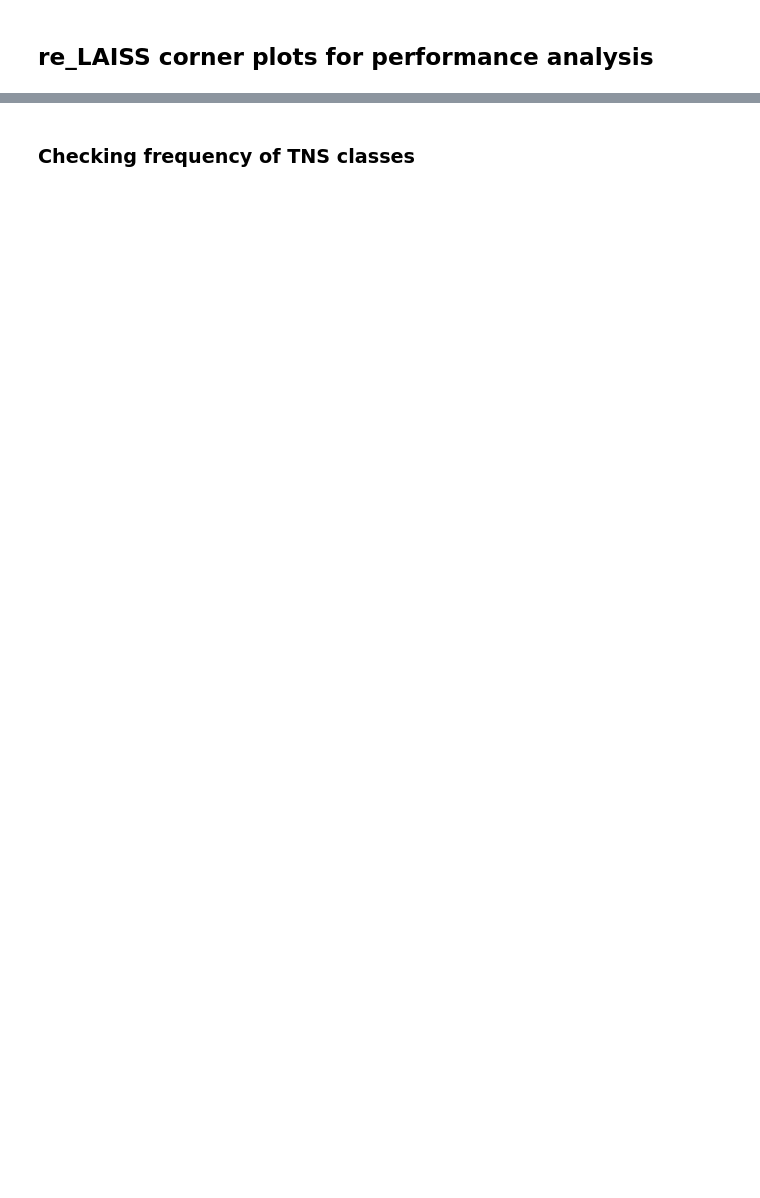
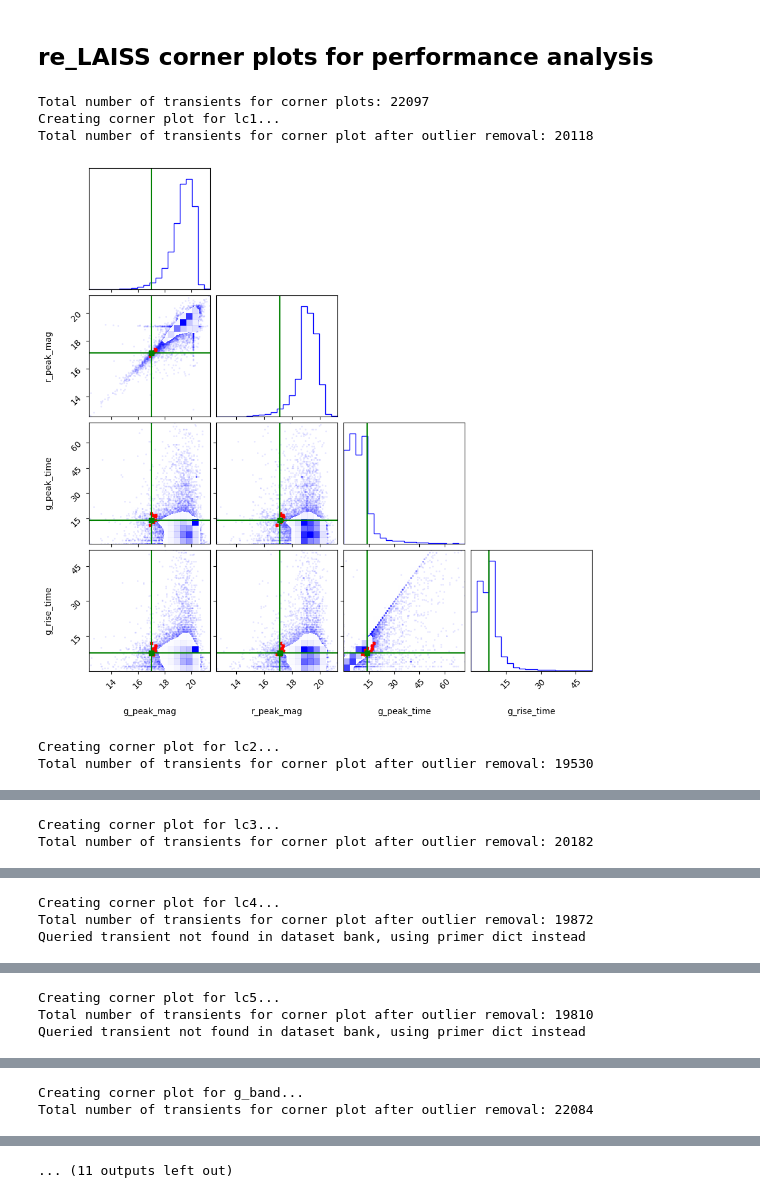
Before and after one commit to evan-reynolds/laiss_timedomainanomalies, a Jupyter notebook: notebooks/re_LAISS.ipynb, the cells around one changed output, grey strips where cells are left out. Cells and saved outputs as stored; diff of their text form; code cells hidden in the pictures; blank space fills up the shorter version.

```diff
--- a/notebooks/re_LAISS.ipynb
+++ b/notebooks/re_LAISS.ipynb
@@ -164,7 +158,7 @@ re_laiss_features_dict = {
 
 neighbor_ztfids = [link.split("/")[-1] for link in neighbors_df["ztf_link"]]
 
-dataset_bank_df = pd.read_csv('../data/test_final_df_bank_re_laiss.csv')[['ztf_object_id'] + lc_feature_names + host_feature_names]
+dataset_bank_df = pd.read_csv('../data/large_final_df_bank_new_lc_feats.csv')[['ztf_object_id'] + lc_feature_names + host_feature_names]
 print("Total number of transients for corner plots:", dataset_bank_df.shape[0])
 
 for batch_name, features in re_laiss_features_dict.items():
@@ -219,30 +213,37 @@ for batch_name, features in re_laiss_features_dict.items():
         queried_features_arr = queried_features.values[0]
     except:
         print("Queried transient not found in dataset bank, using primer dict instead")
         lc_feature_names = constants.lc_features_const.copy()
         host_feature_names = constants.host_features_const.copy()
 
         # Define columns as they are in locus feature array -> NEED TO CHANGE THIS IF JUST HOST OR JUST LIGHTCURVE
         col_order = lc_feature_names+host_feature_names
 
         queried_transient_feat_df = pd.DataFrame([primer_dict["locus_feat_arr"]], columns=col_order)
         queried_features_arr = queried_transient_feat_df[features].values[0]
 
     figure = corner.corner(non_neighbor_features, color='blue', labels=features_df.columns, plot_datapoints=True, alpha=0.3, plot_contours=False, truths=queried_features_arr, truth_color='green')
 
     # Overlay neighbor features (red) with larger, visible markers
     axes = np.array(figure.axes).reshape(len(features), len(features))
     for i in range(len(features)):
         for j in range(i):  # Only the lower triangle of the plot
             ax = axes[i, j]
             ax.scatter(
                 neighbor_features.iloc[:, j],
                 neighbor_features.iloc[:, i],
                 color='red',
                 s=10,
                 marker='x',
                 linewidth=2
             )
     plt.show()
 
 print("Finished creating all plots!")
+# %% [output]
+Total number of transients for corner plots: 22097
+Creating corner plot for lc1...
+Total number of transients for corner plot after outlier removal: 20118
+[figure, added]
+Creating corner plot for lc2...
+Total number of transients for corner plot after outlier removal: 19530
@@ -248,0 +251,2 @@ print("Finished creating all plots!")
+Creating corner plot for lc3...
+Total number of transients for corner plot after outlier removal: 20182
@@ -248,0 +254,3 @@ print("Finished creating all plots!")
+Creating corner plot for lc4...
+Total number of transients for corner plot after outlier removal: 19872
+Queried transient not found in dataset bank, using primer dict instead
@@ -248,0 +258,3 @@ print("Finished creating all plots!")
+Creating corner plot for lc5...
+Total number of transients for corner plot after outlier removal: 19810
+Queried transient not found in dataset bank, using primer dict instead
@@ -248,0 +262,2 @@ print("Finished creating all plots!")
+Creating corner plot for g_band...
+Total number of transients for corner plot after outlier removal: 22084
@@ -249,2 +265 @@ print("Finished creating all plots!")
+... (11 outputs left out)
-# %% [markdown]
-### Checking frequency of TNS classes
```
Also changed, not shown: parts of 5 cells of this notebook, 6 other files.
